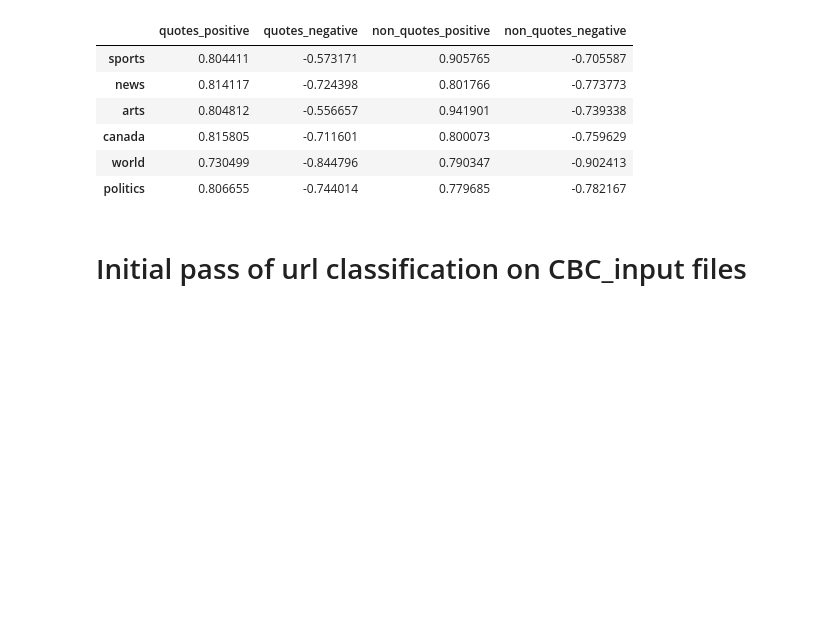
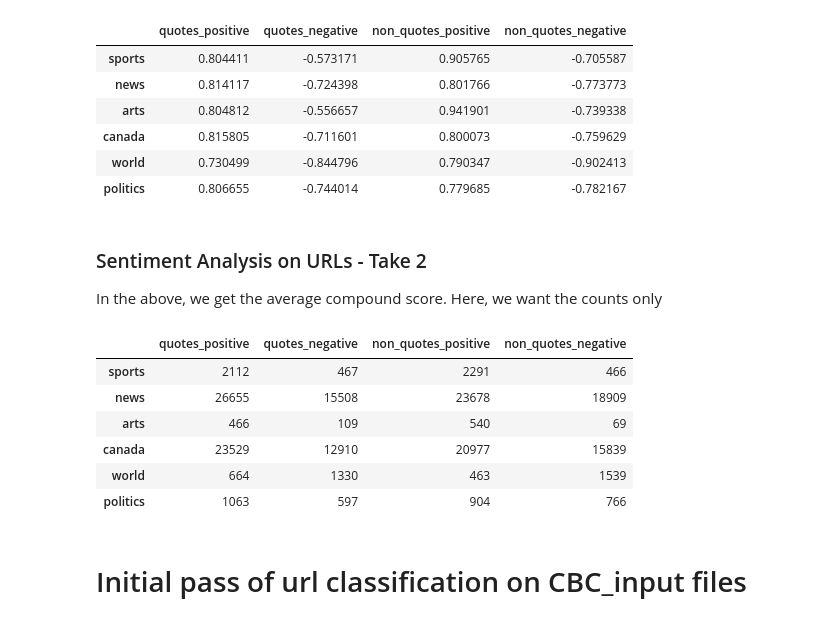
Before and after one commit to sfu-discourse-lab/Evaluation_quotes, a Jupyter notebook: classify_urls.ipynb, the cells around one changed output. Cells and saved outputs as stored; diff of their text form; code cells hidden in the pictures; blank space fills up the shorter version.

```diff
--- a/classify_urls.ipynb
+++ b/classify_urls.ipynb
@@ -51,9 +51,9 @@ This needs to be done on the sentiment_output dirs, can be done on the quotes ta
 # %% [markdown]
 ### Reading Excel files from Sentiment Output
 # %%
-path = r'/content/drive/My Drive/evaluation_quotes/CBC_sentiment_output'
+path = r'C:/Maite/MOD/projects/Monika_Bednarek/Evaluation_quotes/Data/CBC_sentiment_output'
 
-all_months = glob.glob(path + '/*.xlsx')
+all_months = glob.glob(path + '/2023*.xlsx')
 months_qt = []
 months_nqt = []
 for filename in all_months:
@@ -431,3 +427,52 @@ articles_summary_df
 # export to csv
 fp = '/content/drive/My Drive/evaluation_quotes/CSVs/URL_sentiment_scores.csv'
 articles_summary_df.to_csv(fp)
+# %% [markdown]
+### Sentiment Analysis on URLs - Take 2
+
+In the above, we get the average compound score. Here, we want the counts only
+# %%
+# helper function for creating the summary table
+# where df is the relevant category's dataframe
+def get_sentiment(df):
+  row = []
+
+  # average of positive and negative quote scores
+  row.append(df['compound_quotes'][df['compound_quotes'] > 0].count())
+  row.append(df['compound_quotes'][df['compound_quotes'] < 0].count())
+
+  # average of positive and negative non_quote scores
+  row.append(df['compound_non_quotes'][df['compound_non_quotes'] > 0].count())
+  row.append(df['compound_non_quotes'][df['compound_non_quotes'] < 0].count())
+
+  return row
+# %%
+# create summary dataframe
+# create summary dataframe
+summary_count = []
+
+summary_count.append(get_sentiment(sports_df))
+summary_count.append(get_sentiment(news_df))
+summary_count.append(get_sentiment(arts_df))
+summary_count.append(get_sentiment(news_canada_df))
+summary_count.append(get_sentiment(news_world_df))
+summary_count.append(get_sentiment(news_politics_df))
+
+articles_summary_df_count = pd.DataFrame(summary_count)
+
+# row and column headers
+row_labels_count = ['sports', 'news', 'arts', 'canada', 'world', 'politics']
+col_labels_count = ['quotes_positive', 'quotes_negative', 'non_quotes_positive', 'non_quotes_negative']
+
+articles_summary_df_count.index = row_labels_count
+articles_summary_df_count.columns = col_labels_count
+# %%
+articles_summary_df_count
+# %% [output]
+|  | quotes_positive | quotes_negative | non_quotes_positive | non_quotes_negative |
+| sports | 2112 | 467 | 2291 | 466 |
+| news | 26655 | 15508 | 23678 | 18909 |
+| arts | 466 | 109 | 540 | 69 |
+| canada | 23529 | 12910 | 20977 | 15839 |
+| world | 664 | 1330 | 463 | 1539 |
+| politics | 1063 | 597 | 904 | 766 |
```
Also changed, not shown: parts of 5 cells of this notebook.
